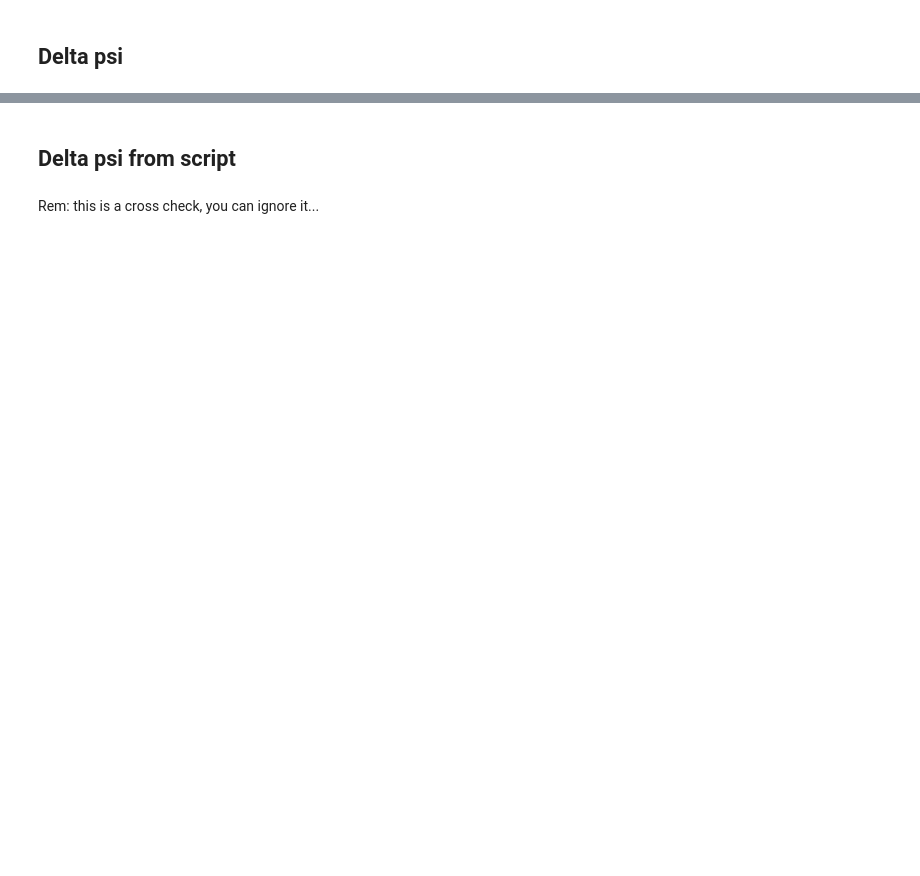
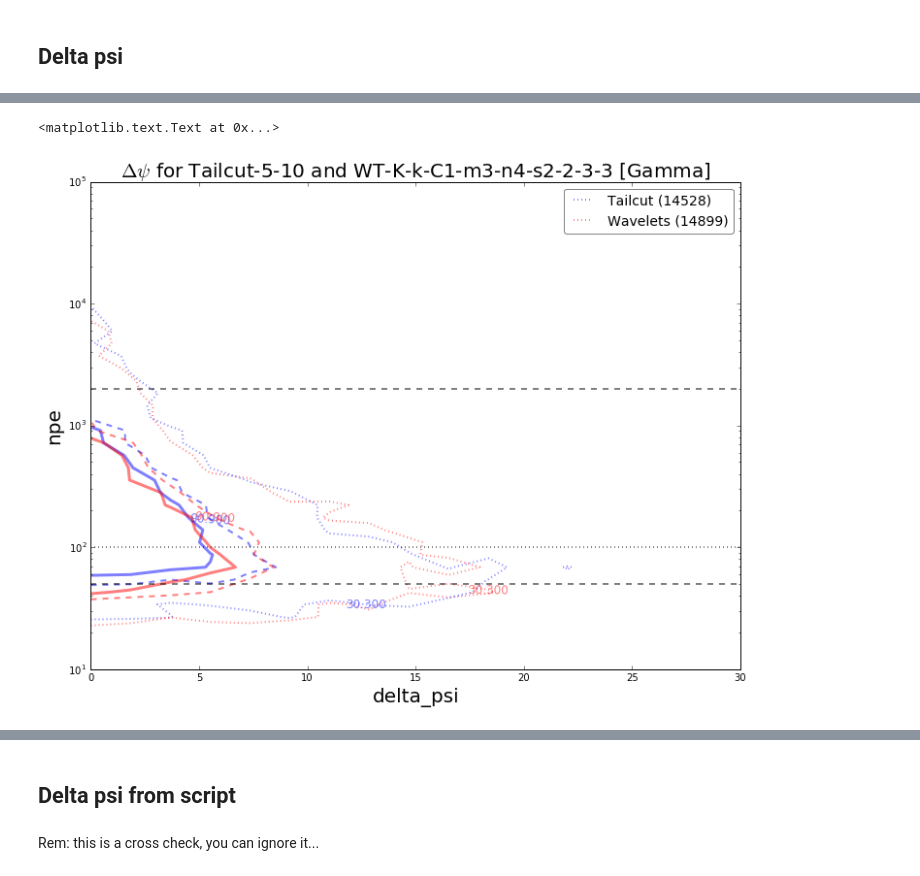
Before and after one commit to jdhp-sap/pywi-cta-legacy, a Jupyter notebook: notebooks/delta_psi_analysis.ipynb, the cells around one changed output, grey strips where cells are left out. Saved outputs shown, nothing was run; the diff lists cells and outputs as text; code cells hidden in the pictures; blank space fills up the shorter version.

```diff
--- a/notebooks/delta_psi_analysis.ipynb
+++ b/notebooks/delta_psi_analysis.ipynb
@@ -148,0 +91,49 @@ plot_ratio(ax4, res_tuple_tc2, res_tuple_wt2)
+# %%
+fig, ax = plt.subplots()
+
+x1, y1 = df['delta_tc'], df['peSum_tc']
+x2, y2 = df['delta_wt'], df['peSum_wt']
+
+xbins = np.linspace(0, 90, 50)
+ybins = np.logspace(0, 5, 50)
+
+counts1, xedges, yedges = np.histogram2d(x1, y1, bins=(xbins, ybins))
+counts2, xedges, yedges = np.histogram2d(x2, y2, bins=(xbins, ybins))
+
+max_value = max(np.max(counts1), np.max(counts2))
+
+#levels = np.arange(10, 60, 10)
+levels = np.array([0.1*max_value, 0.3*max_value, 0.4*max_value])
+
+cs1 = plt.contour(xedges[:-1], yedges[:-1], counts1.T, levels,
+                  linewidths=(2, 2, 3), linestyles=('dotted', 'dashed', 'solid'),
+                  alpha=0.5, colors='blue', label="TC")
+ax.clabel(cs1, inline=False, fontsize=12)
+
+cs2 = plt.contour(xedges[:-1], yedges[:-1], counts2.T, levels,
+                  linewidths=(2, 2, 3), linestyles=('dotted', 'dashed', 'solid'),
+                  alpha=0.5, colors='red', label="WT")
+ax.clabel(cs2, inline=False, fontsize=12)
+
+ax.axhline(y=LOW_CUT, linewidth=2, linestyle='--', color='black', alpha=0.5)
+ax.axhline(y=HIGH_CUT, linewidth=2, linestyle='--', color='black', alpha=0.5)
+ax.axhline(y=FAINT_BRIGHT_BORDER, linewidth=2, linestyle=':', color='black', alpha=0.5)
+
+ax.set_xlim(0, 30)
+ax.set_ylim(1e1, 1e5)
+
+ax.set_yscale('log')
+#ax.set_xscale('log')
+
+ax.set_xlabel("delta_psi", fontsize=20)
+ax.set_ylabel("npe", fontsize=20)
+
+lines = [ cs1.collections[0], cs2.collections[0]]
+labels = ["Tailcut ({})".format(len(df[df.peSum_tc > 0])), "Wavelets ({})".format(len(df[df.peSum_wt > 0]))]
+ax.legend(lines, labels, prop={'size': 14}, loc='best', fancybox=True, framealpha=0.5)
+
+title = r"$\Delta\psi$ for {} and {} [{}]".format(TAILCUT_LABEL, WAVELET_LABEL, "Gamma" if PART == 0 else "Proton")
+ax.set_title(title, fontsize=20)
+# %% [output]
+<matplotlib.text.Text at 0x...>
+[figure, added]
```
Also changed, not shown: parts of 6 cells of this notebook, 1 other file.
